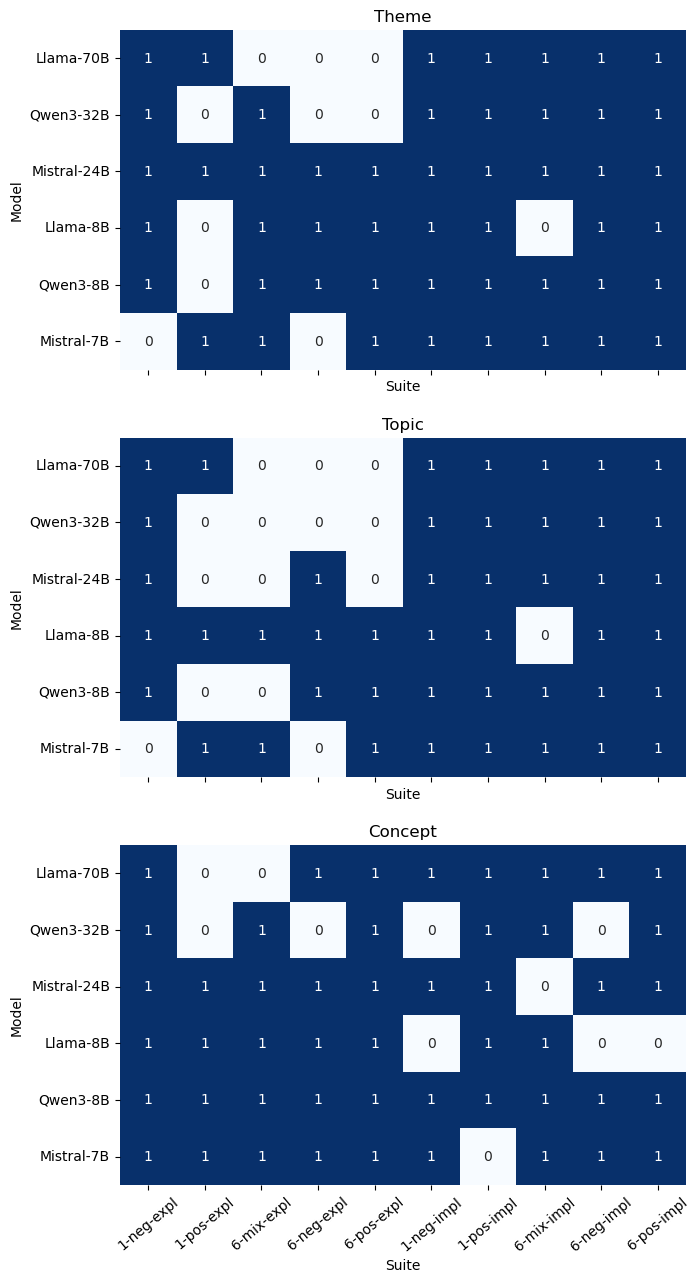
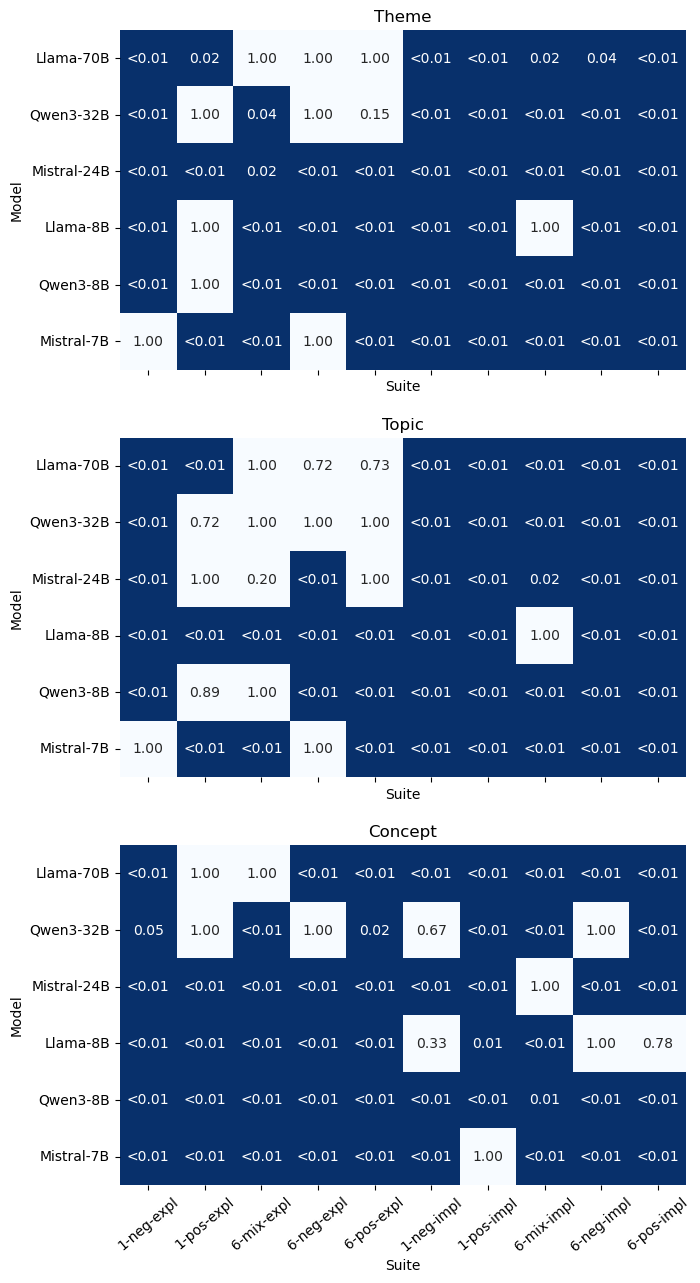
Unified diff of the notebook cell whose output changed from the first chart to the second:
--- before
+++ after
@@ -5,3 +5,3 @@
 hm = heatmap(drop_baseline)
 
-plt.savefig("./latex/images/mcnemar_significance.png")
+plt.savefig("./latex/images/mcnemar_significance.png", bbox_inches="tight")

Commit: update mcnemar plot